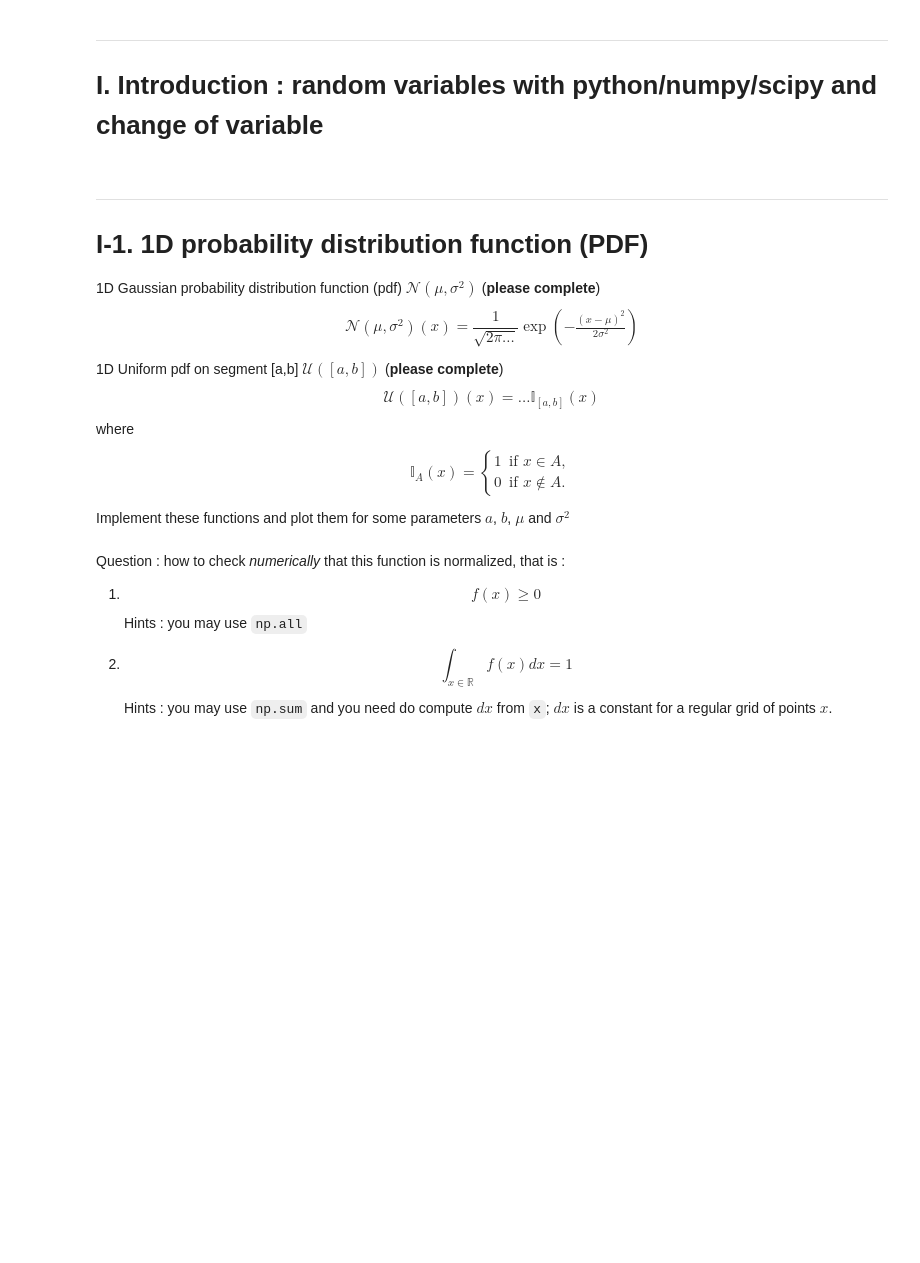
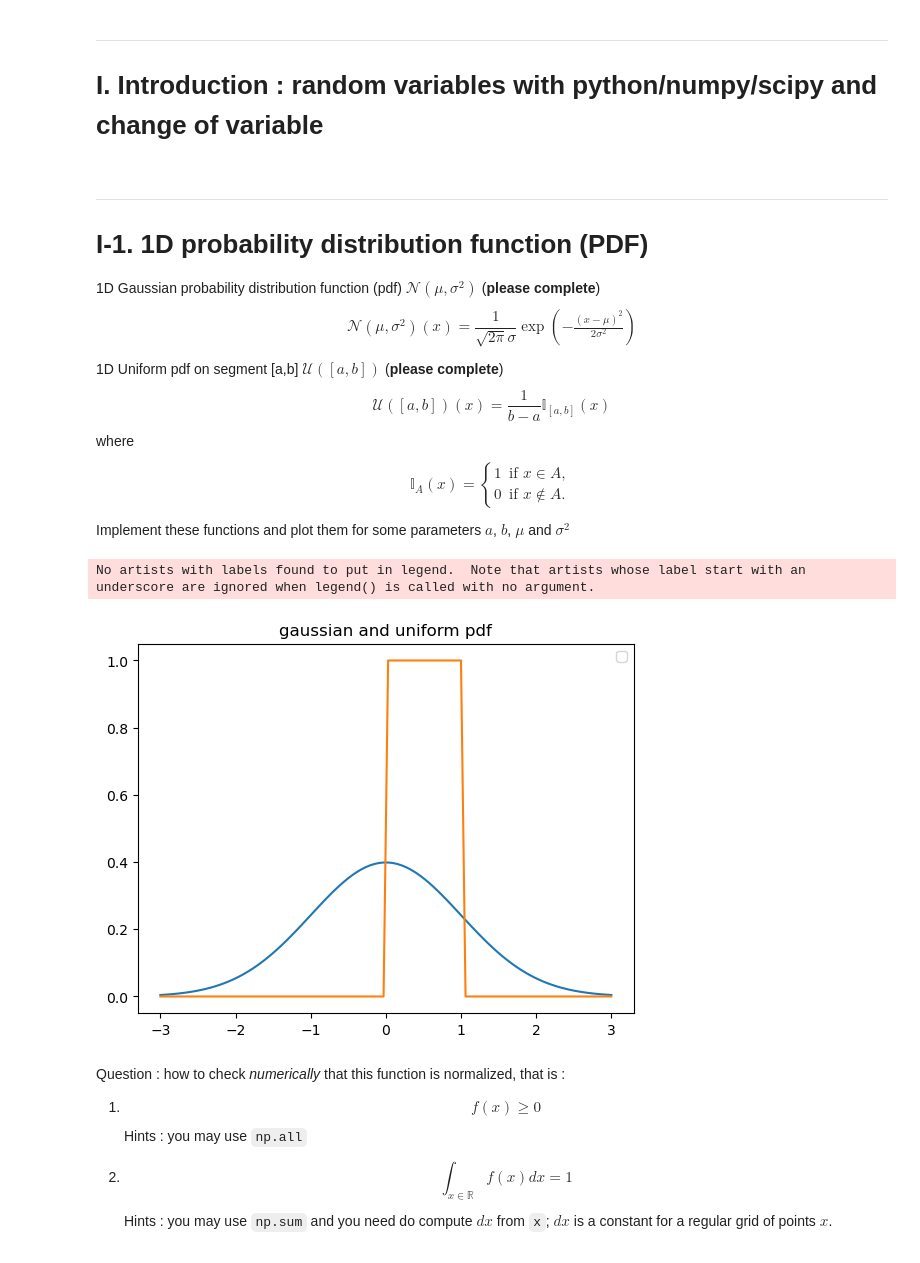
Before and after one commit to 1MrazorT1/Optimal_Transport, a Jupyter notebook: TP1_OT/TP_1_OT_1D_2025.ipynb, the cells around one changed output. Cells and saved outputs as stored; diff of their text form; code cells hidden in the pictures; blank space fills up the shorter version.

```diff
--- a/TP1_OT/TP_1_OT_1D_2025.ipynb
+++ b/TP1_OT/TP_1_OT_1D_2025.ipynb
@@ -64,5 +64,5 @@ import scipy
 # %%
 import matplotlib.pyplot as plt
 %matplotlib inline
-#plt.rcParams['text.usetex'] = False # set to True to use Latex in plots
+plt.rcParams['text.usetex'] = False # set to True to use Latex in plots
 # %%
@@ -74,12 +74,12 @@ import matplotlib.pyplot as plt
 
 1D Gaussian probability distribution function (pdf) $\mathcal N(\mu,\sigma^2)$ (**please complete**)
 $$
-    \mathcal N(\mu,\sigma^2) (x) = \frac{1}{\sqrt{2 \pi ...}} \exp(-\tfrac{ (x-\mu)^2 }{2 \sigma^2})
+    \mathcal N(\mu,\sigma^2) (x) = \frac{1}{\sqrt{2 \pi}\sigma} \exp(-\tfrac{ (x-\mu)^2 }{2 \sigma^2})
 $$
 
 1D Uniform pdf on segment [a,b] $\mathcal U([a,b])$ (**please complete**)
 $$
-    \mathcal U([a,b]) (x) = ... \mathbb {I}_{[a,b]}(x)
+    \mathcal U([a,b]) (x) = \frac{1}{b-a}\mathbb {I}_{[a,b]}(x)
 $$
 where
 $$
@@ -93,20 +93,24 @@ $$
 Implement these functions and plot them for some parameters $a$, $b$, $\mu$ and $\sigma^2$
 # %%
 # complete this code
-MyUniform = lambda t,a,b : ...
-MyGauss = lambda x,mu,sig : ...
+from math import *
+MyUniform = lambda t,a,b : np.array([1 / (b - a) * (1 if a <= i <= b else 0) for i in t])
+MyGauss = lambda x,mu,sig : np.array([1 / (sqrt(2 * pi) * sig) * exp(-(i - mu)**2 / (2 * sig**2)) for i in x])
 
 N = 100
 x = np.linspace(-3.,3.,N)
 
-a,b = ...
-mu, sig = ...
+a,b = 0, 1
+mu, sig = 0, 1
 
 plt.figure()
 plt.plot(x,MyGauss(x,mu,sig)) # , label =f"$\mathcal N({mu},{sig**2})$"
 plt.plot(x,MyUniform(x,a,b)) # , label = f"$\mathcal U({a},{b})$"
 plt.title("gaussian and uniform pdf")
 plt.legend();
+# %% [output]
+No artists with labels found to put in legend.  Note that artists whose label start with an underscore are ignored when legend() is called with no argument.
+[figure, added]
 # %% [markdown]
 Question : how to check *numerically* that this function is normalized, that is :
 1. $$
```
Also changed, not shown: parts of 8 cells of this notebook.
